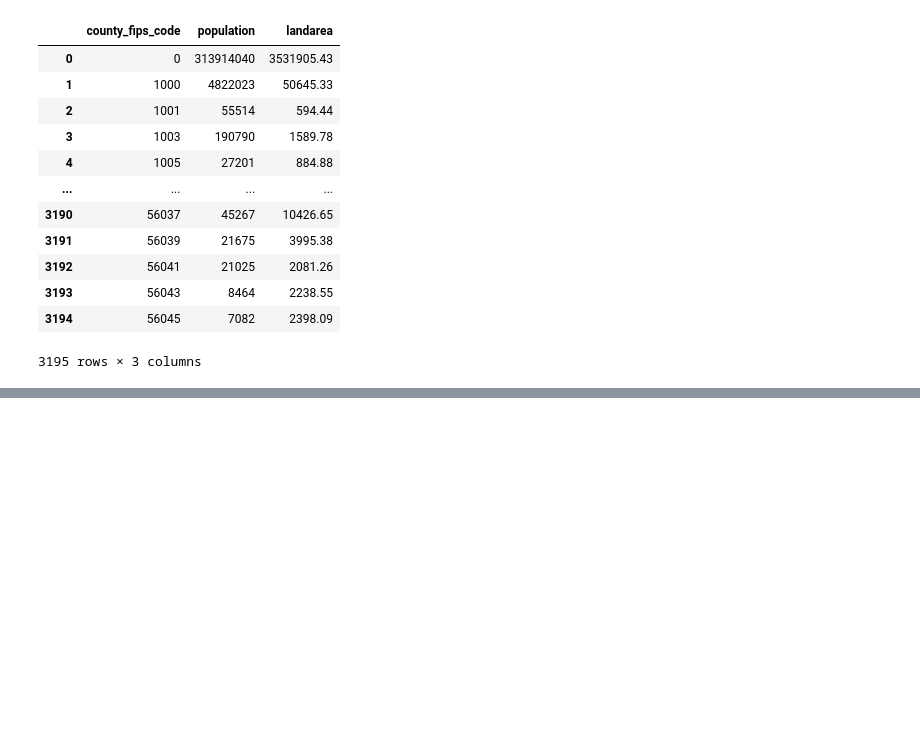
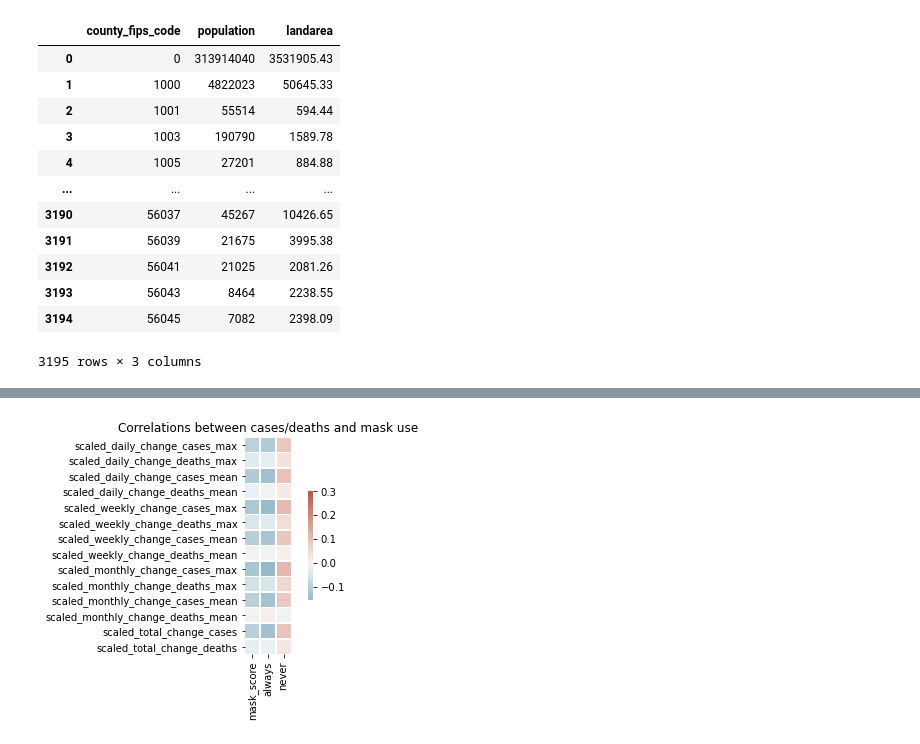
Before and after one commit to jace-kline/eecs-731-covid-masks, a Jupyter notebook: notebooks/mask-use.ipynb, the cells around one changed output, grey strips where cells are left out. Cells and saved outputs as stored; diff of their text form; code cells hidden in the pictures; blank space fills up the shorter version.

```diff
--- a/notebooks/mask-use.ipynb
+++ b/notebooks/mask-use.ipynb
@@ -199,0 +369,29 @@ df_pops
+# %%
+# Showing mask-wearing correlations
+df_combined[measures[0]].corr(df_summ_scaled[scaled_features[0]])
+
+def col_corr(measure):
+    def row_corr(ftr):
+        return df_combined[measure].corr(df_summ_scaled[ftr])
+    return list(map(row_corr, scaled_features))
+
+def corrs():
+    df = pd.DataFrame(list(map(col_corr, measures))).T
+    df.columns = measures
+    df.index = scaled_features
+    return df
+# %%
+df_corrs = corrs()
+# %%
+def plot_corr_grid(df):
+    plt.title('Correlations between cases/deaths and mask use')
+    # Generate a custom diverging colormap
+    cmap = sns.diverging_palette(230, 20, as_cmap=True)
+
+    # Draw the heatmap with the mask and correct aspect ratio
+    sns.heatmap(df, cmap=cmap, vmax=.3, center=0,
+            square=True, linewidths=.5, cbar_kws={"shrink": .5})
+# %%
+plot_corr_grid(df_corrs)
+# %% [output]
+[figure, added]
```
Also changed, not shown: parts of 18 cells of this notebook, 1 other file.
